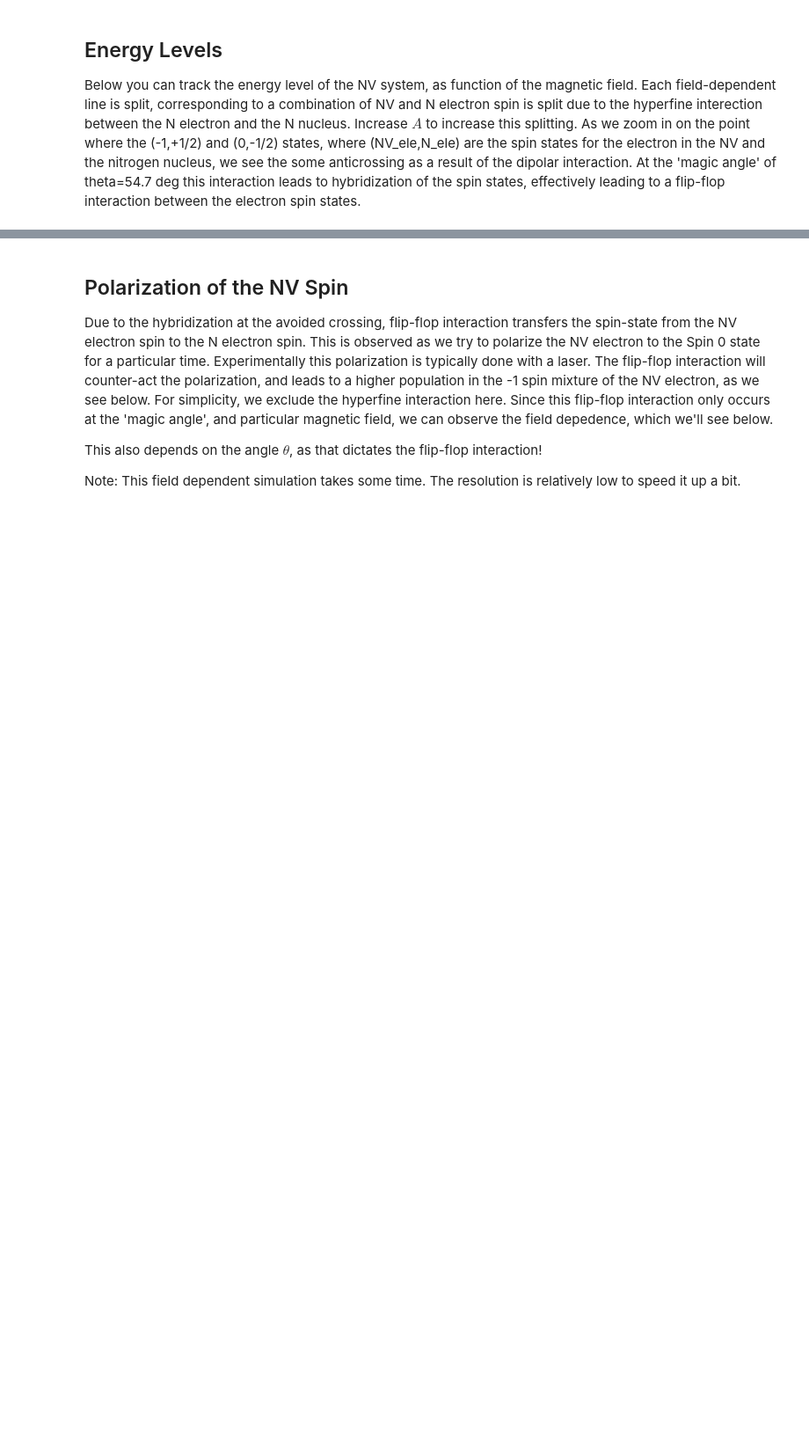
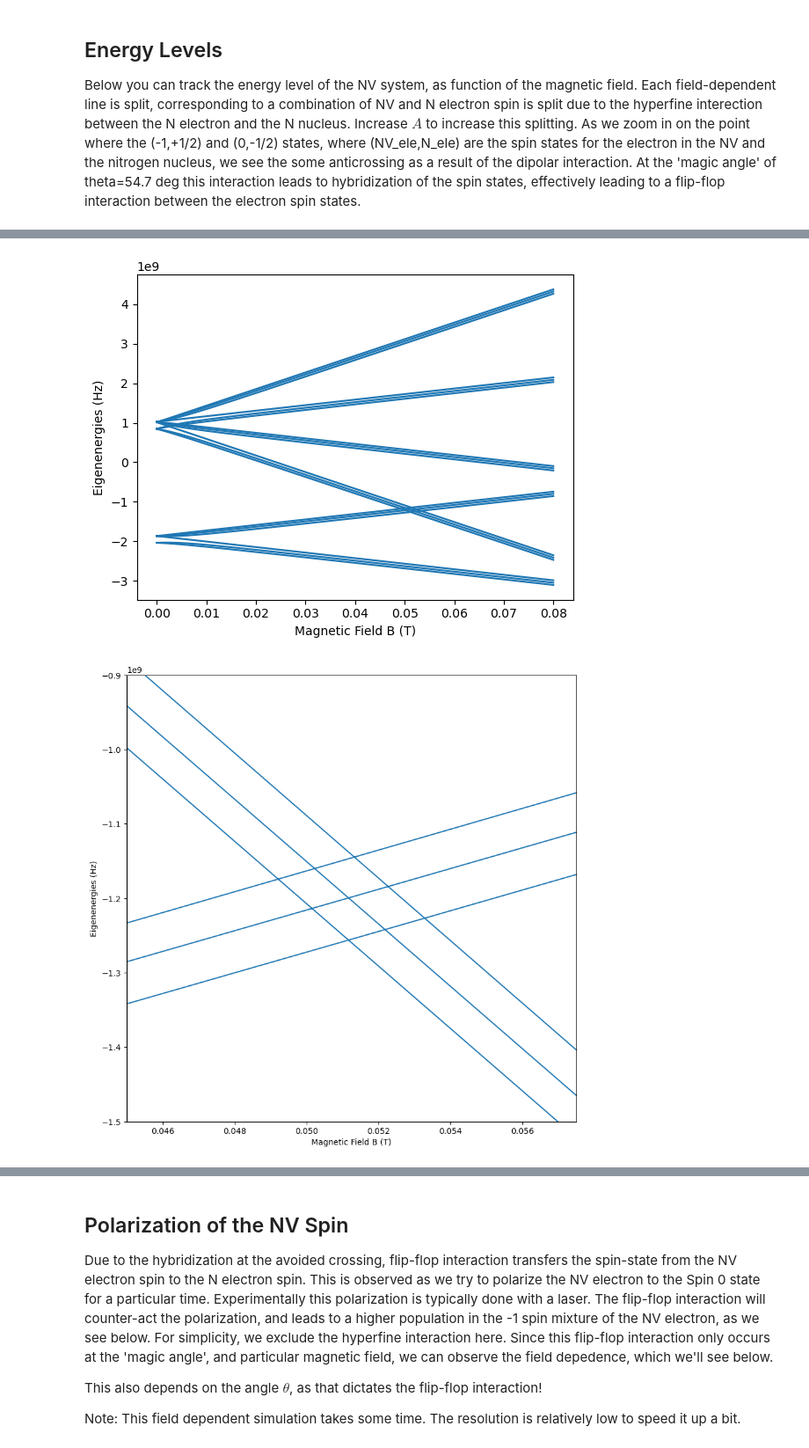
Before and after one commit to RoaldvdBoogaart/QDQC_project, a Jupyter notebook: code/7_HF_couplings_P1center.ipynb, the cells around one changed output, grey strips where cells are left out. Shown at 88% size. Saved outputs shown, nothing was run; the diff lists cells and outputs as text; code cells hidden in the pictures; blank space fills up the shorter version.

```diff
--- a/code/7_HF_couplings_P1center.ipynb
+++ b/code/7_HF_couplings_P1center.ipynb
@@ -201,0 +202,29 @@ plt.show()
+# %%
+B_list = np.linspace(0e-4,800e-4,2001) # Magnetic Field in Tesla
+theta = 54.7 # Angle between the N and NV electrons, relative to the magnetic field.  Degrees
+A = 114e6 # Hyperfine splitting energy. Hz
+energy_list = []
+energy_list_rwa = []
+
+for B in B_list:
+    energy_at_field = system_hamiltonian(b_field=B, hf_coupling=A, theta=0, distance=2e-9).eigenenergies()
+    # energy_at_field_rwa = system_hamiltonian(b_field=B, hf_coupling=A, theta=theta, distance=2e-9, rwa=True).eigenenergies()
+    energy_list.append(energy_at_field)
+    # energy_list_rwa.append(energy_at_field_rwa)
+
+plt.plot(B_list, energy_list, color='C0')
+# plt.plot(B_list,energy_list_rwa, color='C1')
+plt.ylabel('Eigenenergies (Hz)')
+plt.xlabel('Magnetic Field B (T)')
+plt.show()
+plt.figure(figsize=(10,10))
+plt.plot(B_list,energy_list, color='C0')
+# plt.plot(B_list,energy_list_rwa, color='C1')
+plt.ylabel('Eigenenergies (Hz)')
+plt.xlabel('Magnetic Field B (T)')
+plt.xlim(0.045,0.0575)
+plt.ylim((-1.5e9, -0.9e9))
+plt.show()
+# %% [output]
+[figure, added]
+[figure, added]
```
Also changed, not shown: parts of 7 cells of this notebook.
